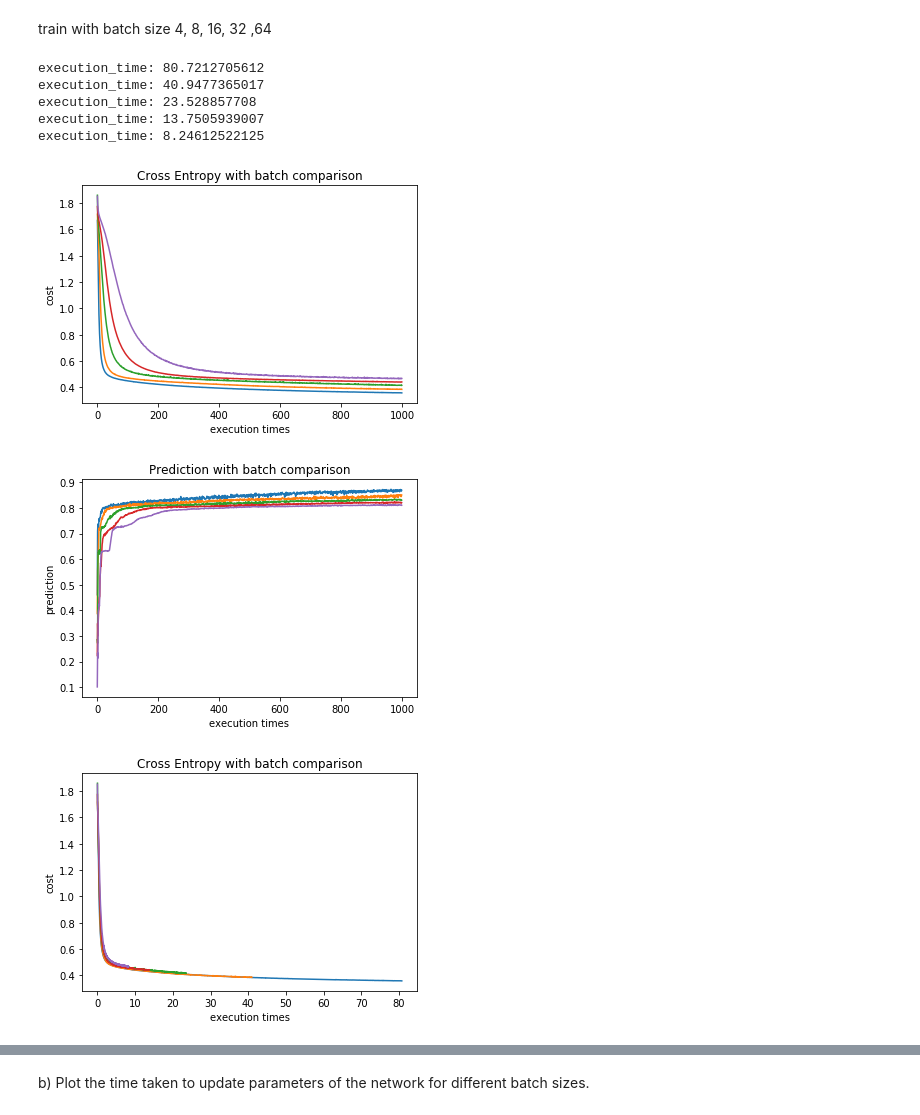
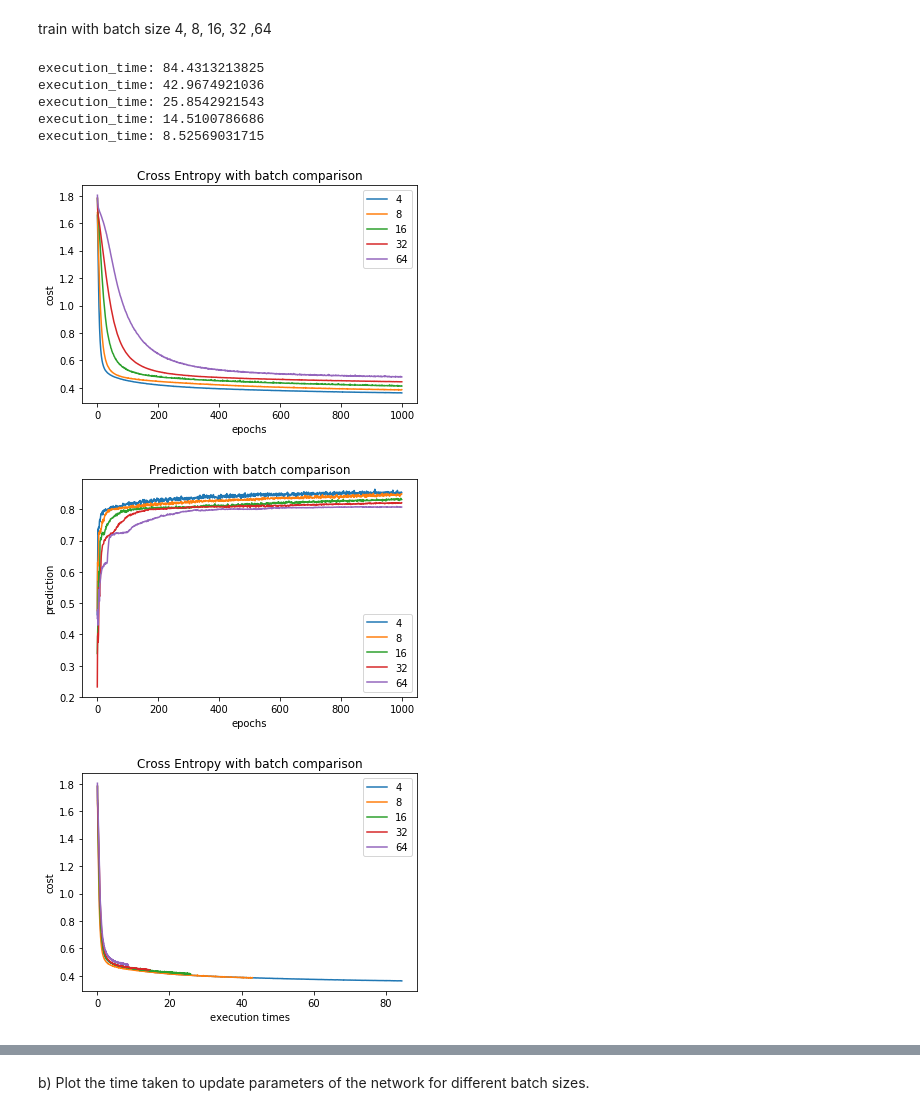
Before and after one commit to edwardsujono/assignment_neural_network, a Jupyter notebook: Classification Problem.ipynb, the cells around one changed output, grey strips where cells are left out. Cells and saved outputs as stored; diff of their text form; code cells hidden in the pictures.

```diff
--- a/Classification Problem.ipynb
+++ b/Classification Problem.ipynb
@@ -279,4 +279,18 @@ epochs = 1000
 
 softmax_nn = SoftmaxNeuralNetwork(train_x=train_x.as_matrix(), train_y=train_y, list_of_neuron_on_hidden_layer=[10])
 softmax_nn.start_train(batch_size=batch_size, test_x=test_x, test_y=test_y, epochs=epochs)
+
+
+cost_train, prediction_train, exec_time, list_exec_time = softmax_nn.get_train_result()
+prediction_test = softmax_nn.get_test_result()
+
+%matplotlib inline
+
+data_visualization.show_plot(
+    list_x_point=range(epochs), list_y_point=prediction_test,
+    x_label="epochs", y_label="cost",
+    title="test accuracy with multi layer neurons",
+    figure_name="./image/classification/1/multilayer_neurons.png",
+    labels=[]
+)
 # %% [output]
@@ -328,6 +364,7 @@ network for each batch size. Limit search space to:{4,8,16,32,64}.
 # %% [markdown]
 train with batch size 4, 8, 16, 32 ,64
 # %%
+data_visualization = DataVisualizationWithLabels()
 data_collector = DataCollector()
 train_x, train_y = data_collector.get_train_data()
 test_x, test_y = data_collector.get_test_data()
@@ -342,10 +379,7 @@ costs = []
 predictions = []
 list_exec_times = []
 
-for i in range(epochs):
-    costs.append([])
-    predictions.append([])
-    list_exec_times.append([])
+list_execution_time = []
 
 for batch in list_batch:
 
@@ -356,69 +390,58 @@ for batch in list_batch:
     cost_train, prediction_train, exec_time, list_exec_time = softmax_nn.get_train_result()
     prediction_test = softmax_nn.get_test_result()
 
-    cnt = 0
-
-    for indiv_cost in cost_train:
-        costs[cnt].append(indiv_cost)
-        cnt += 1
-
-    cnt = 0
-
-    for indiv_prediction in prediction_test:
-        predictions[cnt].append(indiv_prediction)
-        cnt += 1
-
-    cnt = 0
-
-    for indiv_time in list_exec_time:
-        list_exec_times[cnt].append(indiv_time)
-        cnt += 1
+    costs.append(cost_train)
+    predictions.append(prediction_test)
+    list_exec_times.append(list_exec_time)
 
     list_execution_time.append(exec_time)
-
     print "execution_time: %s " % exec_time
 
 %matplotlib inline
 
+list_x_point = []
+for cnt in range(len(list_batch)):
+    list_x_point.append(range(epochs))
+
 data_visualization.show_plot(
-    list_x_point=range(epochs), list_y_point=costs,
-    x_label="execution times", y_label="cost",
+    list_x_point=list_x_point, list_y_point=costs,
+    x_label="epochs", y_label="cost",
     title="Cross Entropy with batch comparison",
     figure_name="./image/classification/2/"+str(batch)+"_cross_entropy.png",
-    labels=[]
+    labels=list_batch
 )
 
 data_visualization.show_plot(
-    list_x_point=range(epochs), list_y_point=predictions,
-    x_label="execution times",
+    list_x_point=list_x_point, list_y_point=predictions,
+    x_label="epochs",
     y_label="prediction",
     title="Prediction with batch comparison",
     figure_name="./image/classification/2/"+str(batch)+"_prediction.png",
-    labels=[]
+    labels=list_batch
 )
 
 data_visualization.show_plot(
     list_x_point=list_exec_times, list_y_point=costs,
     x_label="execution times", y_label="cost",
     title="Cross Entropy with batch comparison",
     figure_name="./image/classification/2/"+str(batch)+"_cross_entropy.png",
-    labels=[]
+    labels=list_batch
 )
 
 data_visualization.show_plot(
     list_x_point=list_exec_times, list_y_point=predictions,
     x_label="execution times",
     y_label="prediction",
     title="Prediction with batch comparison",
     figure_name="./image/classification/2/"+str(batch)+"_prediction.png",
-    labels=[]
+    labels=list_batch
 )
 # %% [output]
-execution_time: 80.7212705612
-execution_time: 40.9477365017
-execution_time: 23.528857708
-execution_time: 13.7505939007
-execution_time: 8.24612522125
+execution_time: 84.4313213825
+execution_time: 42.9674921036
+execution_time: 25.8542921543
+execution_time: 14.5100786686
+execution_time: 8.52569031715
-[figure, old version]
+[figure, new version]
-[figure, old version]
+[figure, new version]
-[figure, old version]
+[figure, new version]
```
Also changed, not shown: parts of 13 cells of this notebook.
